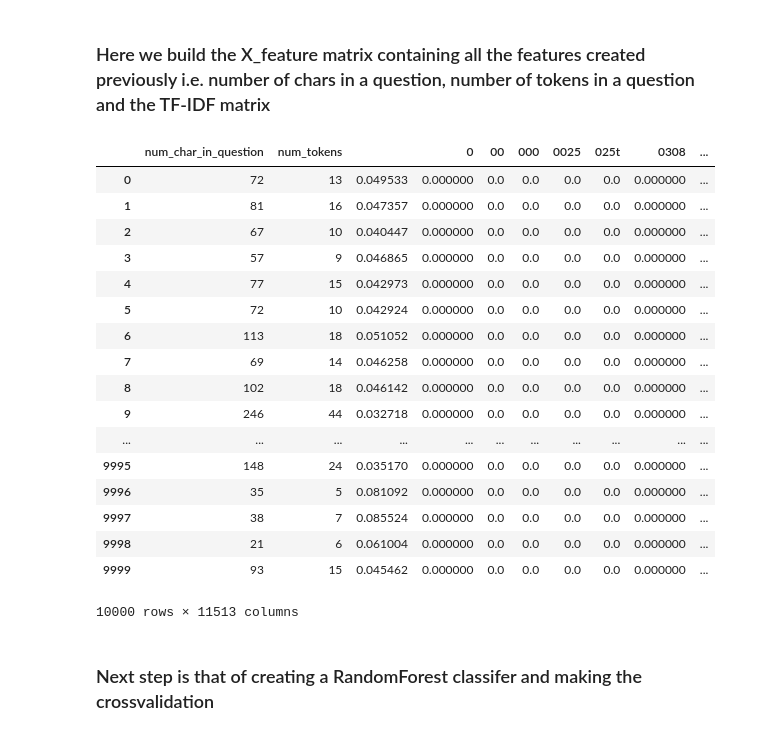
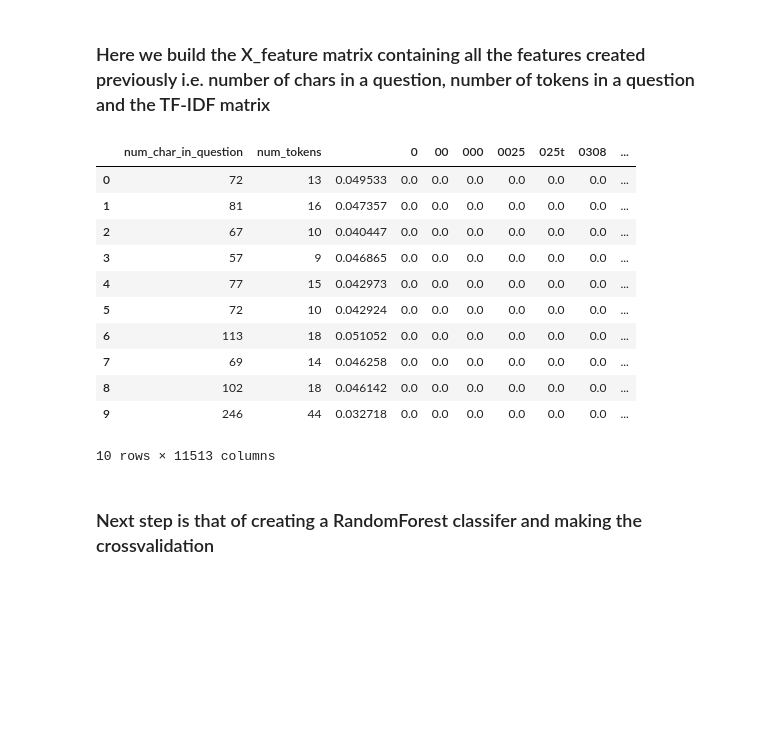
Before and after one commit to alketcecaj12/QSQDCH, a Jupyter notebook: QuoraSincereQuestionsEDA.ipynb, the cells around one changed output. Saved outputs shown, nothing was run; the diff lists cells and outputs as text; code cells hidden in the pictures; blank space fills up the shorter version.

```diff
--- a/QuoraSincereQuestionsEDA.ipynb
+++ b/QuoraSincereQuestionsEDA.ipynb
@@ -125,26 +125,20 @@ X_tfidf_df.columns = tfidf_vec.get_feature_names()
 #X_tfidf_df.loc[X_tfidf_df.trump != 0, :]
 X_features = pd.concat([data_sample['num_char_in_question'], data_sample['num_tokens'], X_tfidf_df], axis=1)
 # %%
-X_features
+X_features.head(10)
 # %% [output]
 |  | num_char_in_question | num_tokens |  | 0 | 00 | 000 | 0025 | 025t | 0308 | ... |
-| 0 | 72 | 13 | 0.049533 | 0.000000 | 0.0 | 0.0 | 0.0 | 0.0 | 0.000000 | ... |
-| 1 | 81 | 16 | 0.047357 | 0.000000 | 0.0 | 0.0 | 0.0 | 0.0 | 0.000000 | ... |
-| 2 | 67 | 10 | 0.040447 | 0.000000 | 0.0 | 0.0 | 0.0 | 0.0 | 0.000000 | ... |
-| 3 | 57 | 9 | 0.046865 | 0.000000 | 0.0 | 0.0 | 0.0 | 0.0 | 0.000000 | ... |
-| 4 | 77 | 15 | 0.042973 | 0.000000 | 0.0 | 0.0 | 0.0 | 0.0 | 0.000000 | ... |
-| 5 | 72 | 10 | 0.042924 | 0.000000 | 0.0 | 0.0 | 0.0 | 0.0 | 0.000000 | ... |
-| 6 | 113 | 18 | 0.051052 | 0.000000 | 0.0 | 0.0 | 0.0 | 0.0 | 0.000000 | ... |
-| 7 | 69 | 14 | 0.046258 | 0.000000 | 0.0 | 0.0 | 0.0 | 0.0 | 0.000000 | ... |
-| 8 | 102 | 18 | 0.046142 | 0.000000 | 0.0 | 0.0 | 0.0 | 0.0 | 0.000000 | ... |
-| 9 | 246 | 44 | 0.032718 | 0.000000 | 0.0 | 0.0 | 0.0 | 0.0 | 0.000000 | ... |
-| ... | ... | ... | ... | ... | ... | ... | ... | ... | ... | ... |
-| 9995 | 148 | 24 | 0.035170 | 0.000000 | 0.0 | 0.0 | 0.0 | 0.0 | 0.000000 | ... |
-| 9996 | 35 | 5 | 0.081092 | 0.000000 | 0.0 | 0.0 | 0.0 | 0.0 | 0.000000 | ... |
-| 9997 | 38 | 7 | 0.085524 | 0.000000 | 0.0 | 0.0 | 0.0 | 0.0 | 0.000000 | ... |
-| 9998 | 21 | 6 | 0.061004 | 0.000000 | 0.0 | 0.0 | 0.0 | 0.0 | 0.000000 | ... |
-| 9999 | 93 | 15 | 0.045462 | 0.000000 | 0.0 | 0.0 | 0.0 | 0.0 | 0.000000 | ... |
+| 0 | 72 | 13 | 0.049533 | 0.0 | 0.0 | 0.0 | 0.0 | 0.0 | 0.0 | ... |
+| 1 | 81 | 16 | 0.047357 | 0.0 | 0.0 | 0.0 | 0.0 | 0.0 | 0.0 | ... |
+| 2 | 67 | 10 | 0.040447 | 0.0 | 0.0 | 0.0 | 0.0 | 0.0 | 0.0 | ... |
+| 3 | 57 | 9 | 0.046865 | 0.0 | 0.0 | 0.0 | 0.0 | 0.0 | 0.0 | ... |
+| 4 | 77 | 15 | 0.042973 | 0.0 | 0.0 | 0.0 | 0.0 | 0.0 | 0.0 | ... |
+| 5 | 72 | 10 | 0.042924 | 0.0 | 0.0 | 0.0 | 0.0 | 0.0 | 0.0 | ... |
+| 6 | 113 | 18 | 0.051052 | 0.0 | 0.0 | 0.0 | 0.0 | 0.0 | 0.0 | ... |
+| 7 | 69 | 14 | 0.046258 | 0.0 | 0.0 | 0.0 | 0.0 | 0.0 | 0.0 | ... |
+| 8 | 102 | 18 | 0.046142 | 0.0 | 0.0 | 0.0 | 0.0 | 0.0 | 0.0 | ... |
+| 9 | 246 | 44 | 0.032718 | 0.0 | 0.0 | 0.0 | 0.0 | 0.0 | 0.0 | ... |
-10000 rows × 11513 columns
+10 rows × 11513 columns
 # %% [markdown]
 ### Next step is that of creating a RandomForest classifer and making the crossvalidation
 # %%
```
Also changed, not shown: parts of 2 cells of this notebook, 1 other file.
